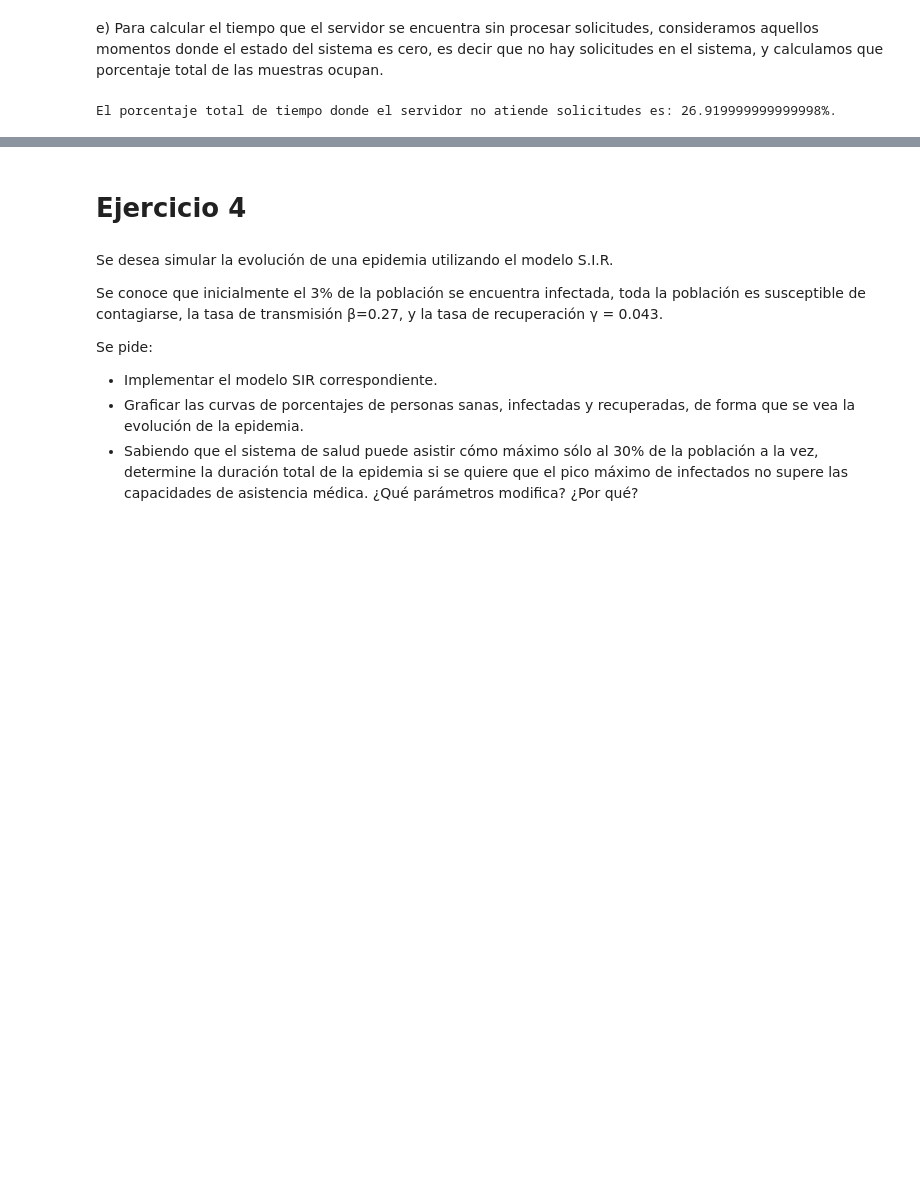
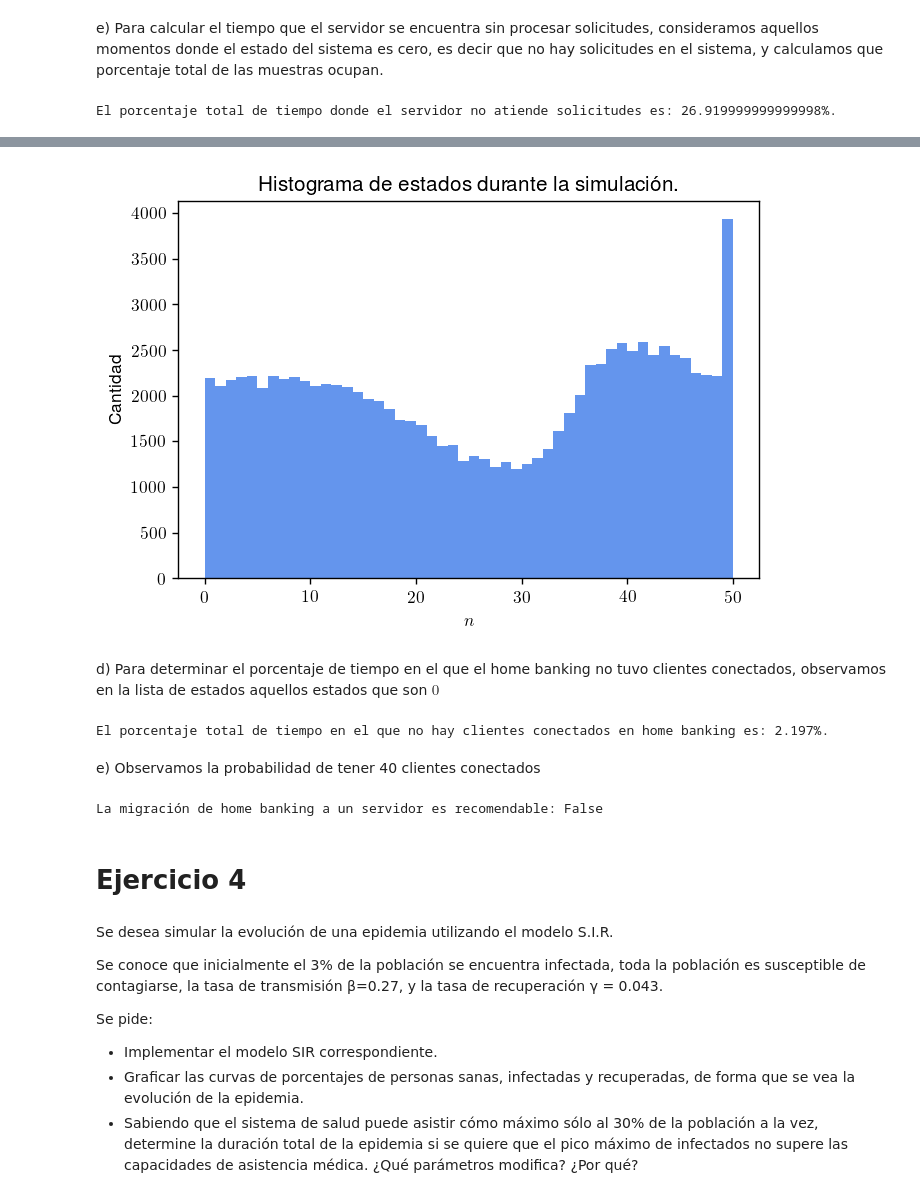
Before and after one commit to jian01/simulaamigues, a Jupyter notebook: TP2.ipynb, the cells around one changed output, grey strips where cells are left out. Drawn from its saved outputs; the diff is of its cells as text; code cells hidden in the pictures; blank space fills up the shorter version.

```diff
--- a/TP2.ipynb
+++ b/TP2.ipynb
@@ -240,3 +390,33 @@ El porcentaje total de tiempo donde el servidor no atiende solicitudes es: 26.91
+# %%
+plt.figure(dpi=125)
+plt.title('Histograma de estados durante la simulación.')
+plt.hist(estados, bins=50, color="cornflowerblue")
+plt.ylabel("Cantidad")
+plt.xlabel(r"$n$")
+plt.show()
+# %% [output]
+[figure, added]
+# %% [markdown]
+d) Para determinar el porcentaje de tiempo en el que el home banking no tuvo clientes conectados, observamos en la lista de estados aquellos estados que son $0$
+# %%
+porcentaje_estado_cero = len([e for e in estados if e == 0]) / len(estados) * 100
+print("El porcentaje total de tiempo en el que no hay clientes conectados en home banking es: {}%.".format(porcentaje_estado_cero))
+# %% [output]
+El porcentaje total de tiempo en el que no hay clientes conectados en home banking es: 2.197%.
+# %% [markdown]
+e) Observamos la probabilidad de tener 40 clientes conectados
+# %%
+P = 0.1
+
+cant = 0
+for estado in estados:
+    if estado >= 40:
+        cant+=1
+
+proba = cant/len(estados)
+print("La migración de home banking a un servidor es recomendable:", False if proba > P else True)
+# %% [output]
+La migración de home banking a un servidor es recomendable: False
 # %% [markdown]
 # Ejercicio 4
 # %% [markdown]
```
Also changed, not shown: parts of 13 cells of this notebook.
